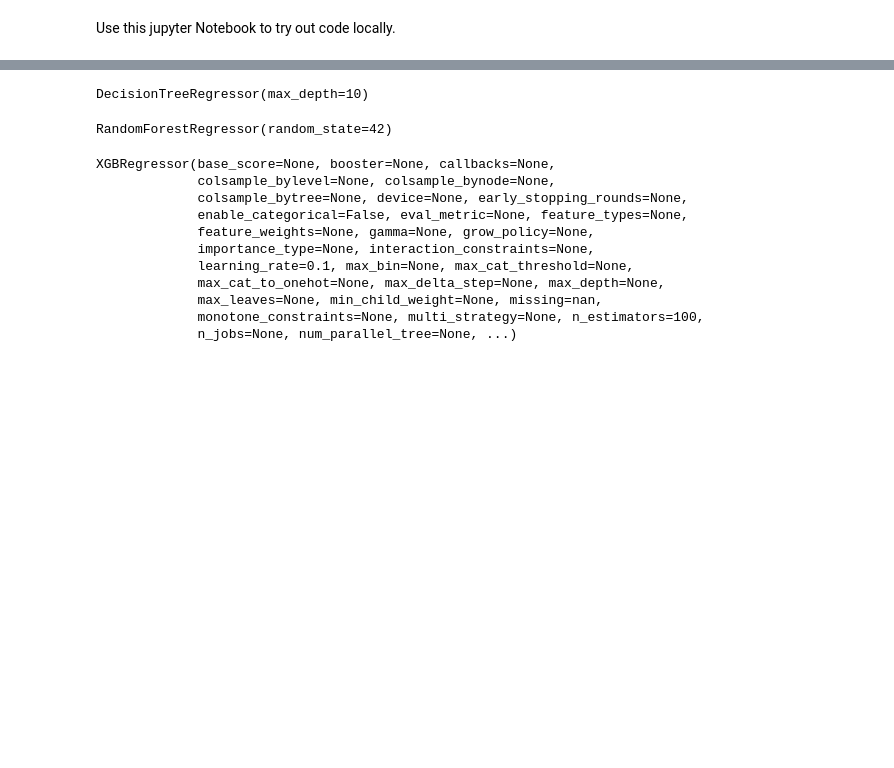
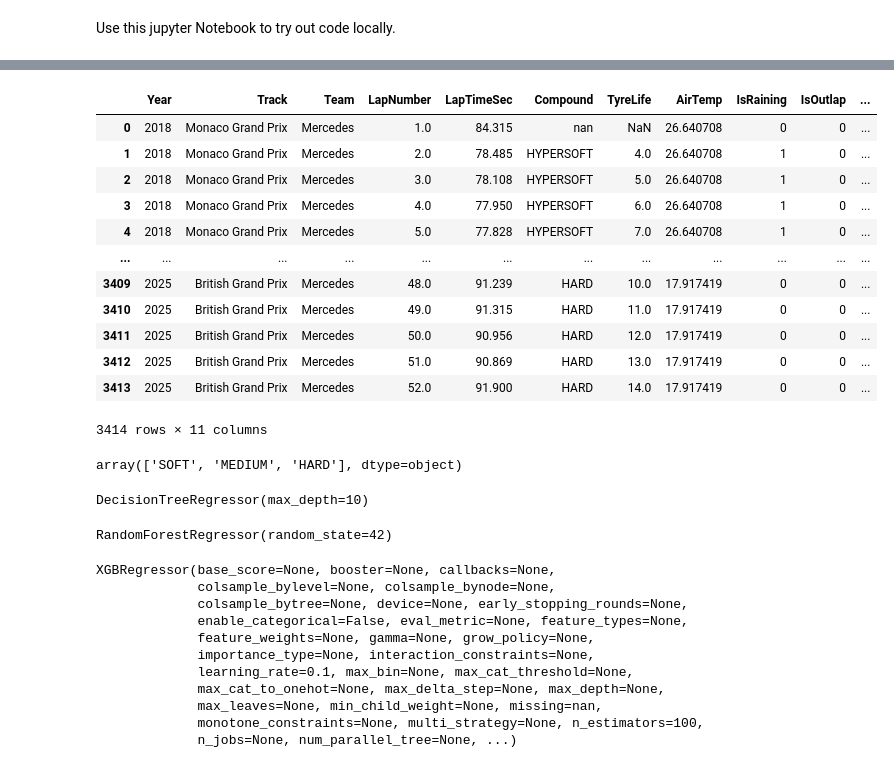
Before and after one commit to IceTgR/FCS_project, a Jupyter notebook: testing_file.ipynb, the cells around one changed output, grey strips where cells are left out. Cells and saved outputs as stored; diff of their text form; code cells hidden in the pictures; blank space fills up the shorter version.

```diff
--- a/testing_file.ipynb
+++ b/testing_file.ipynb
@@ -128,3 +113,35 @@ _api           INFO     Fetching session info data...
+# %%
+df = pd.read_sql('SELECT * FROM laptimes', sqlite3.connect('f1_project.db'))
+df
+# %% [output]
+|  | Year | Track | Team | LapNumber | LapTimeSec | Compound | TyreLife | AirTemp | IsRaining | IsOutlap | ... |
+| 0 | 2018 | Monaco Grand Prix | Mercedes | 1.0 | 84.315 | nan | NaN | 26.640708 | 0 | 0 | ... |
+| 1 | 2018 | Monaco Grand Prix | Mercedes | 2.0 | 78.485 | HYPERSOFT | 4.0 | 26.640708 | 1 | 0 | ... |
+| 2 | 2018 | Monaco Grand Prix | Mercedes | 3.0 | 78.108 | HYPERSOFT | 5.0 | 26.640708 | 1 | 0 | ... |
+| 3 | 2018 | Monaco Grand Prix | Mercedes | 4.0 | 77.950 | HYPERSOFT | 6.0 | 26.640708 | 1 | 0 | ... |
+| 4 | 2018 | Monaco Grand Prix | Mercedes | 5.0 | 77.828 | HYPERSOFT | 7.0 | 26.640708 | 1 | 0 | ... |
+| ... | ... | ... | ... | ... | ... | ... | ... | ... | ... | ... | ... |
+| 3409 | 2025 | British Grand Prix | Mercedes | 48.0 | 91.239 | HARD | 10.0 | 17.917419 | 0 | 0 | ... |
+| 3410 | 2025 | British Grand Prix | Mercedes | 49.0 | 91.315 | HARD | 11.0 | 17.917419 | 0 | 0 | ... |
+| 3411 | 2025 | British Grand Prix | Mercedes | 50.0 | 90.956 | HARD | 12.0 | 17.917419 | 0 | 0 | ... |
+| 3412 | 2025 | British Grand Prix | Mercedes | 51.0 | 90.869 | HARD | 13.0 | 17.917419 | 0 | 0 | ... |
+| 3413 | 2025 | British Grand Prix | Mercedes | 52.0 | 91.900 | HARD | 14.0 | 17.917419 | 0 | 0 | ... |
+3414 rows × 11 columns
+# %%
+# 1. Reifennamen vereinheitlichen (ganz wichtig für 15 Jahre Daten!)
+map_tyres = {
+        'SOFT': 'SOFT', 'SUPERSOFT': 'SOFT', 'ULTRASOFT': 'SOFT', 'HYPERSOFT': 'SOFT',
+        'MEDIUM': 'MEDIUM',
+        'HARD': 'HARD'
+    }
+df['Compound'] = df['Compound'].str.upper().map(map_tyres)
+
+    # 2. Nur Zeilen behalten, die wir gemappt haben (keine Intermediates/Wets für das Trocken-Modell)
+df = df.dropna(subset=['Compound'])
+
+df['Compound'].unique()
+# %% [output]
+array(['SOFT', 'MEDIUM', 'HARD'], dtype=object)
 # %%
 import fastf1
 import sqlite3
```
Also changed, not shown: parts of 1 cell of this notebook.
